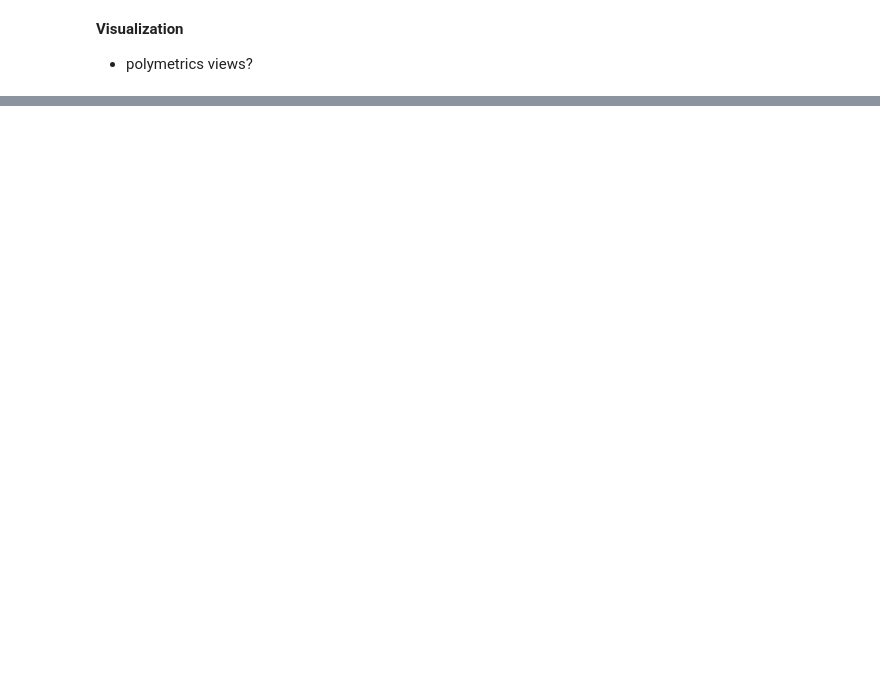
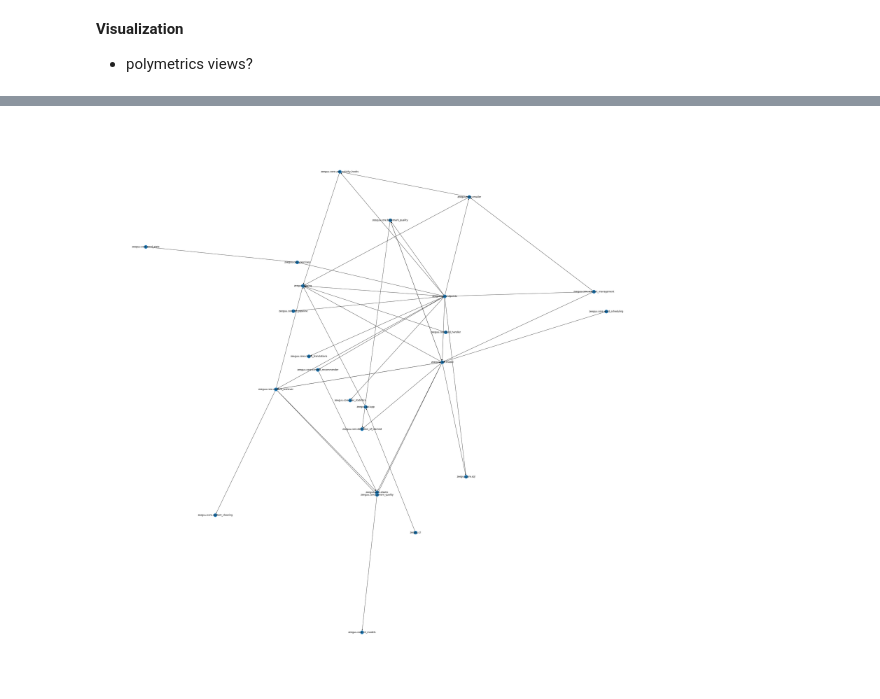
Before and after one commit to Carlbrr/SA_reconstruction, a Jupyter notebook: SA_recon.ipynb, the cells around one changed output, grey strips where cells are left out. Drawn from its saved outputs; the diff is of its cells as text; code cells hidden in the pictures; blank space fills up the shorter version.

```diff
--- a/SA_recon.ipynb
+++ b/SA_recon.ipynb
@@ -333,0 +438,23 @@ draw_graph(DG, (40,40), with_labels=True)
+# %%
+#Abstract to top-level modules and remove cycles
+def top_level_package(module_name, depth):
+    #print(module_name)
+    components = module_name.split(".")
+    return ".".join(components[:depth])
+
+def abstracted_to_top_level(G, depth):
+    aG = nx.DiGraph()
+    for each in G.edges():
+        src = top_level_package(each[0], depth)
+        dst = top_level_package(each[1], depth)
+
+        if src != dst:
+          aG.add_edge(src, dst)
+
+    return aG
+# %%
+#Draw DIGRAPH for relevant modules with top-level
+DG = abstracted_to_top_level(DG, 3)
+draw_graph(DG, (40,40), with_labels=True)
+# %% [output]
+[figure, added]
```
Also changed, not shown: parts of 11 cells of this notebook, 1 other file.
